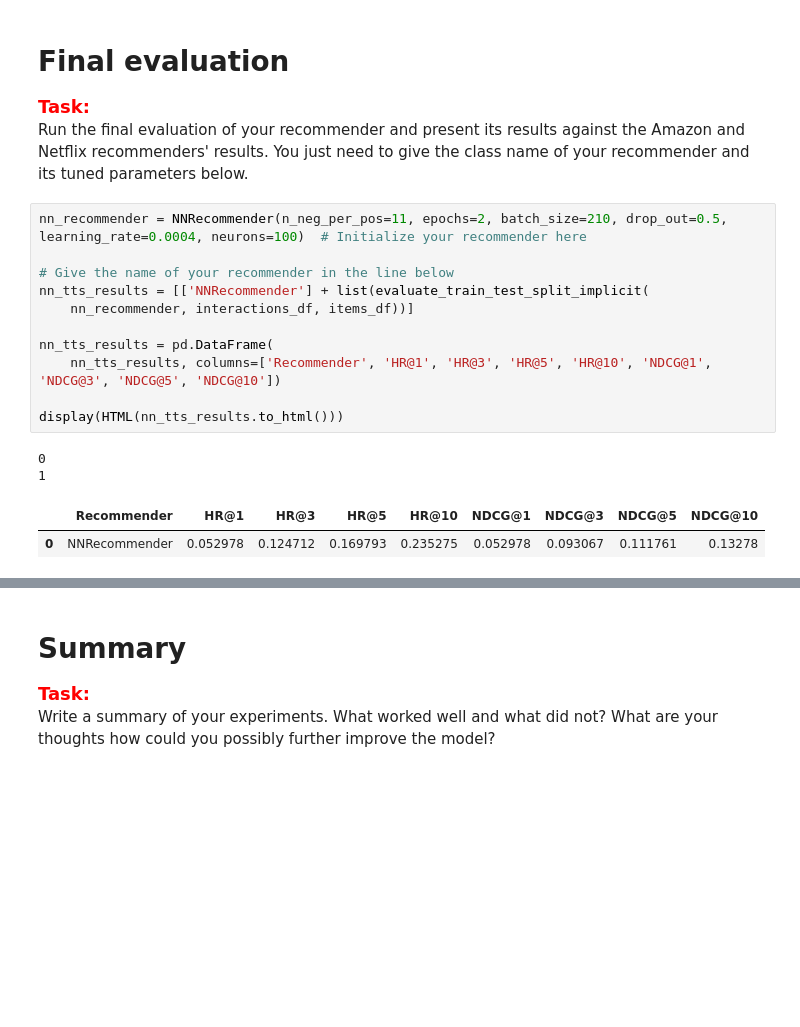
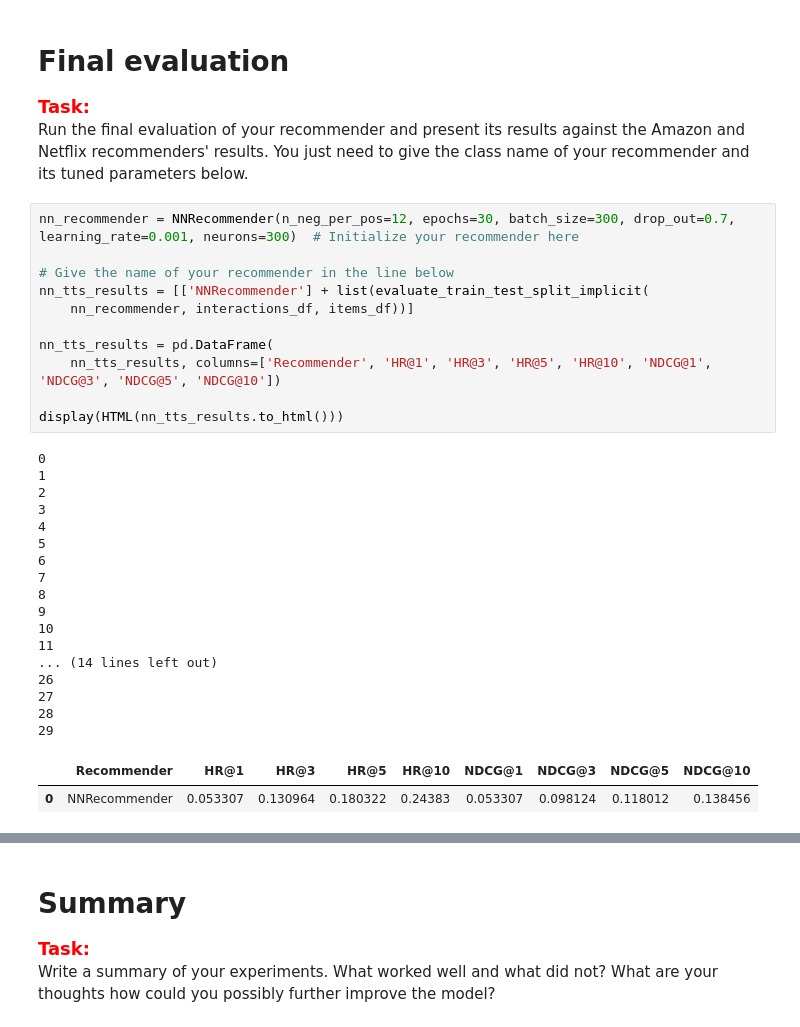
Before and after one commit to kociuba1997/recommender-systems-class-project-2, a Jupyter notebook: project_2_recommender_and_evaluation.ipynb, the cells around one changed output, grey strips where cells are left out. Drawn from its saved outputs; the diff is of its cells as text; blank space fills up the shorter version.

```diff
--- a/project_2_recommender_and_evaluation.ipynb
+++ b/project_2_recommender_and_evaluation.ipynb
@@ -542,21 +539,36 @@ Best parameters:
 <span style="color:red"><font size="4">**Task:**</font></span><br>
 Run the final evaluation of your recommender and present its results against the Amazon and Netflix recommenders' results. You just need to give the class name of your recommender and its tuned parameters below.
 # %%
-nn_recommender = NNRecommender(n_neg_per_pos=11, epochs=2, batch_size=210, drop_out=0.5, learning_rate=0.0004, neurons=100)  # Initialize your recommender here
+nn_recommender = NNRecommender(n_neg_per_pos=12, epochs=30, batch_size=300, drop_out=0.7, learning_rate=0.001, neurons=300)  # Initialize your recommender here
 
 # Give the name of your recommender in the line below
 nn_tts_results = [['NNRecommender'] + list(evaluate_train_test_split_implicit(
     nn_recommender, interactions_df, items_df))]
 
 nn_tts_results = pd.DataFrame(
     nn_tts_results, columns=['Recommender', 'HR@1', 'HR@3', 'HR@5', 'HR@10', 'NDCG@1', 'NDCG@3', 'NDCG@5', 'NDCG@10'])
 
 display(HTML(nn_tts_results.to_html()))
 # %% [output]
 0
 1
+2
+3
+4
+5
+6
+7
+8
+9
+10
+11
+... (14 lines left out)
+26
+27
+28
+29
 |  | Recommender | HR@1 | HR@3 | HR@5 | HR@10 | NDCG@1 | NDCG@3 | NDCG@5 | NDCG@10 |
-| 0 | NNRecommender | 0.052978 | 0.124712 | 0.169793 | 0.235275 | 0.052978 | 0.093067 | 0.111761 | 0.13278 |
+| 0 | NNRecommender | 0.053307 | 0.130964 | 0.180322 | 0.24383 | 0.053307 | 0.098124 | 0.118012 | 0.138456 |
 # %%
 from recommenders.amazon_recommender import AmazonRecommender
 
```
Also changed, not shown: parts of 5 cells of this notebook, 4 other files.
